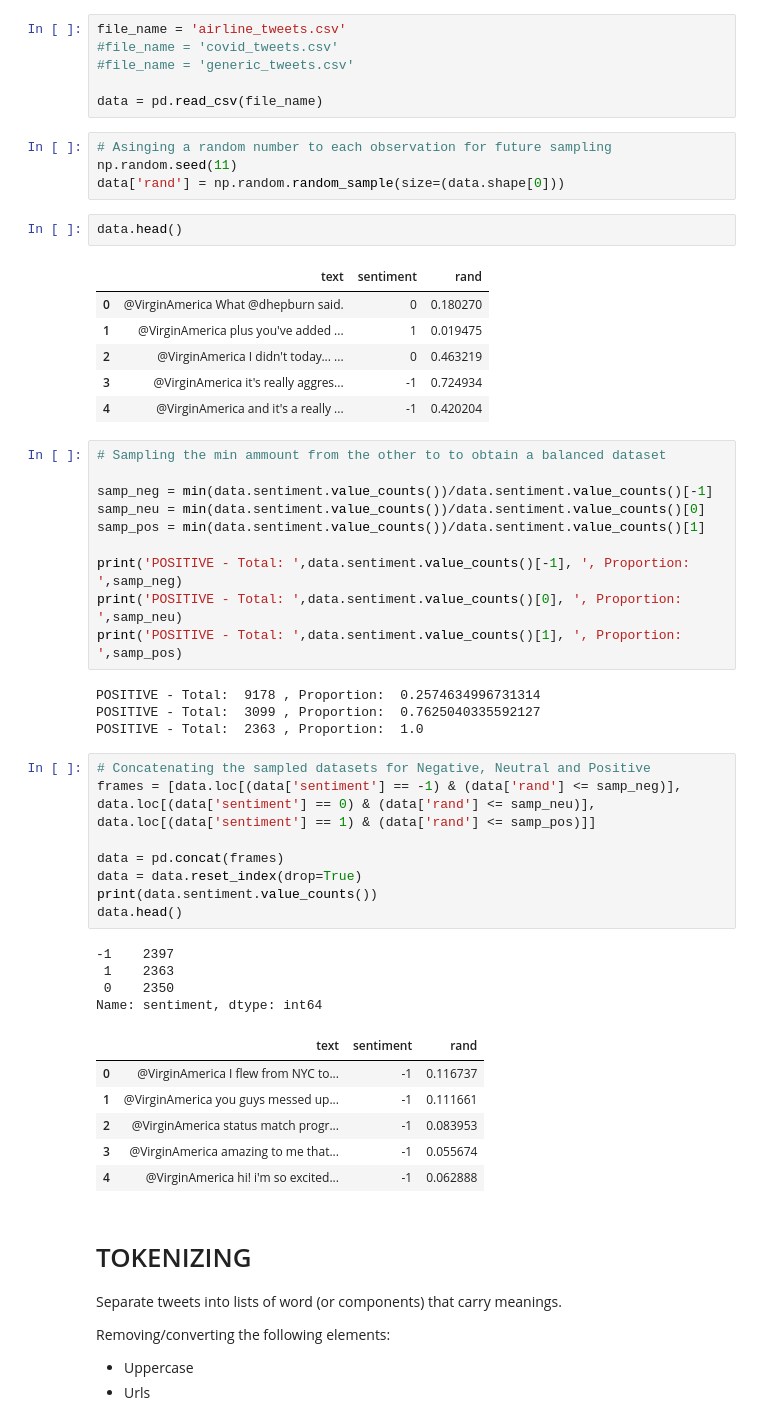
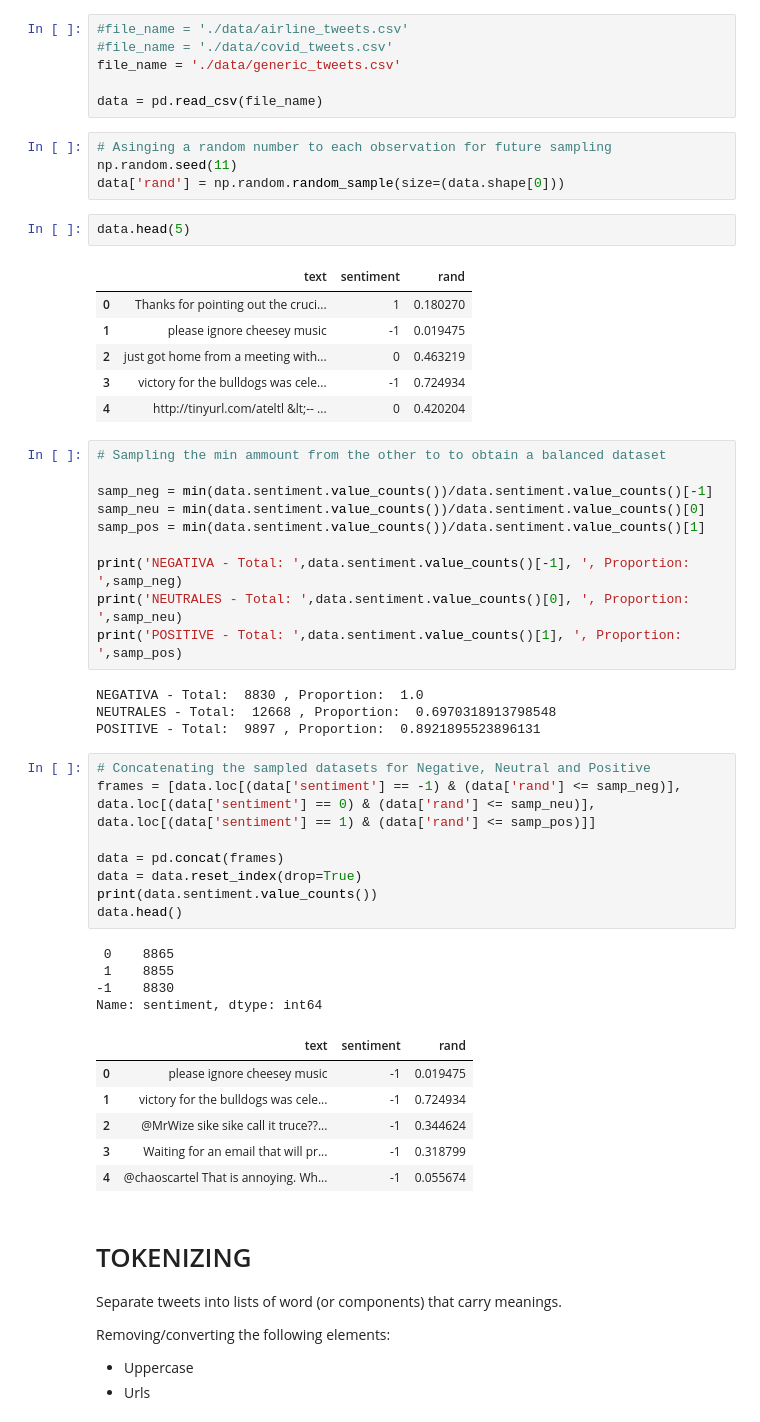
Before and after one commit to juliocrn94/COVID_Tweet_Sentiment_Analysis, a Jupyter notebook: Modeling.ipynb, the cells around one changed output. Drawn from its saved outputs; the diff is of its cells as text.

```diff
--- a/Modeling.ipynb
+++ b/Modeling.ipynb
@@ -30,9 +30,9 @@ import sklearn.preprocessing as pr
 # %% [markdown]
 # LOADING DATASET
 # %%
-file_name = 'airline_tweets.csv'
-#file_name = 'covid_tweets.csv'
-#file_name = 'generic_tweets.csv'
+#file_name = './data/airline_tweets.csv'
+#file_name = './data/covid_tweets.csv'
+file_name = './data/generic_tweets.csv'
 
 data = pd.read_csv(file_name)
 # %%
@@ -40,14 +40,14 @@ data = pd.read_csv(file_name)
 np.random.seed(11)
 data['rand'] = np.random.random_sample(size=(data.shape[0]))
 # %%
-data.head()
+data.head(5)
 # %% [output]
 |  | text | sentiment | rand |
-| 0 | @VirginAmerica What @dhepburn said. | 0 | 0.180270 |
-| 1 | @VirginAmerica plus you've added ... | 1 | 0.019475 |
-| 2 | @VirginAmerica I didn't today... ... | 0 | 0.463219 |
-| 3 | @VirginAmerica it's really aggres... | -1 | 0.724934 |
-| 4 | @VirginAmerica and it's a really ... | -1 | 0.420204 |
+| 0 | Thanks for pointing out the cruci... | 1 | 0.180270 |
+| 1 | please ignore cheesey music | -1 | 0.019475 |
+| 2 | just got home from a meeting with... | 0 | 0.463219 |
+| 3 | victory for the bulldogs was cele... | -1 | 0.724934 |
+| 4 | http://tinyurl.com/ateltl &lt;-- ... | 0 | 0.420204 |
 # %%
 # Sampling the min ammount from the other to to obtain a balanced dataset
 
@@ -55,13 +55,13 @@ samp_neg = min(data.sentiment.value_counts())/data.sentiment.value_counts()[-1]
 samp_neu = min(data.sentiment.value_counts())/data.sentiment.value_counts()[0]
 samp_pos = min(data.sentiment.value_counts())/data.sentiment.value_counts()[1]
 
-print('POSITIVE - Total: ',data.sentiment.value_counts()[-1], ', Proportion: ',samp_neg)
-print('POSITIVE - Total: ',data.sentiment.value_counts()[0], ', Proportion: ',samp_neu)
+print('NEGATIVA - Total: ',data.sentiment.value_counts()[-1], ', Proportion: ',samp_neg)
+print('NEUTRALES - Total: ',data.sentiment.value_counts()[0], ', Proportion: ',samp_neu)
 print('POSITIVE - Total: ',data.sentiment.value_counts()[1], ', Proportion: ',samp_pos)
 # %% [output]
-POSITIVE - Total:  9178 , Proportion:  0.2574634996731314
-POSITIVE - Total:  3099 , Proportion:  0.7625040335592127
-POSITIVE - Total:  2363 , Proportion:  1.0
+NEGATIVA - Total:  8830 , Proportion:  1.0
+NEUTRALES - Total:  12668 , Proportion:  0.6970318913798548
+POSITIVE - Total:  9897 , Proportion:  0.8921895523896131
 # %%
 # Concatenating the sampled datasets for Negative, Neutral and Positive
 frames = [data.loc[(data['sentiment'] == -1) & (data['rand'] <= samp_neg)],
@@ -73,16 +73,16 @@ data = data.reset_index(drop=True)
 print(data.sentiment.value_counts())
 data.head()
 # %% [output]
--1    2397
- 1    2363
- 0    2350
+ 0    8865
+ 1    8855
+-1    8830
 Name: sentiment, dtype: int64
 |  | text | sentiment | rand |
-| 0 | @VirginAmerica I flew from NYC to... | -1 | 0.116737 |
-| 1 | @VirginAmerica you guys messed up... | -1 | 0.111661 |
-| 2 | @VirginAmerica status match progr... | -1 | 0.083953 |
-| 3 | @VirginAmerica amazing to me that... | -1 | 0.055674 |
-| 4 | @VirginAmerica hi! i'm so excited... | -1 | 0.062888 |
+| 0 | please ignore cheesey music | -1 | 0.019475 |
+| 1 | victory for the bulldogs was cele... | -1 | 0.724934 |
+| 2 | @MrWize sike sike call it truce??... | -1 | 0.344624 |
+| 3 | Waiting for an email that will pr... | -1 | 0.318799 |
+| 4 | @chaoscartel That is annoying. Wh... | -1 | 0.055674 |
 # %% [markdown]
 # TOKENIZING
 
```
Also changed, not shown: parts of 33 cells of this notebook, 26 other files.
